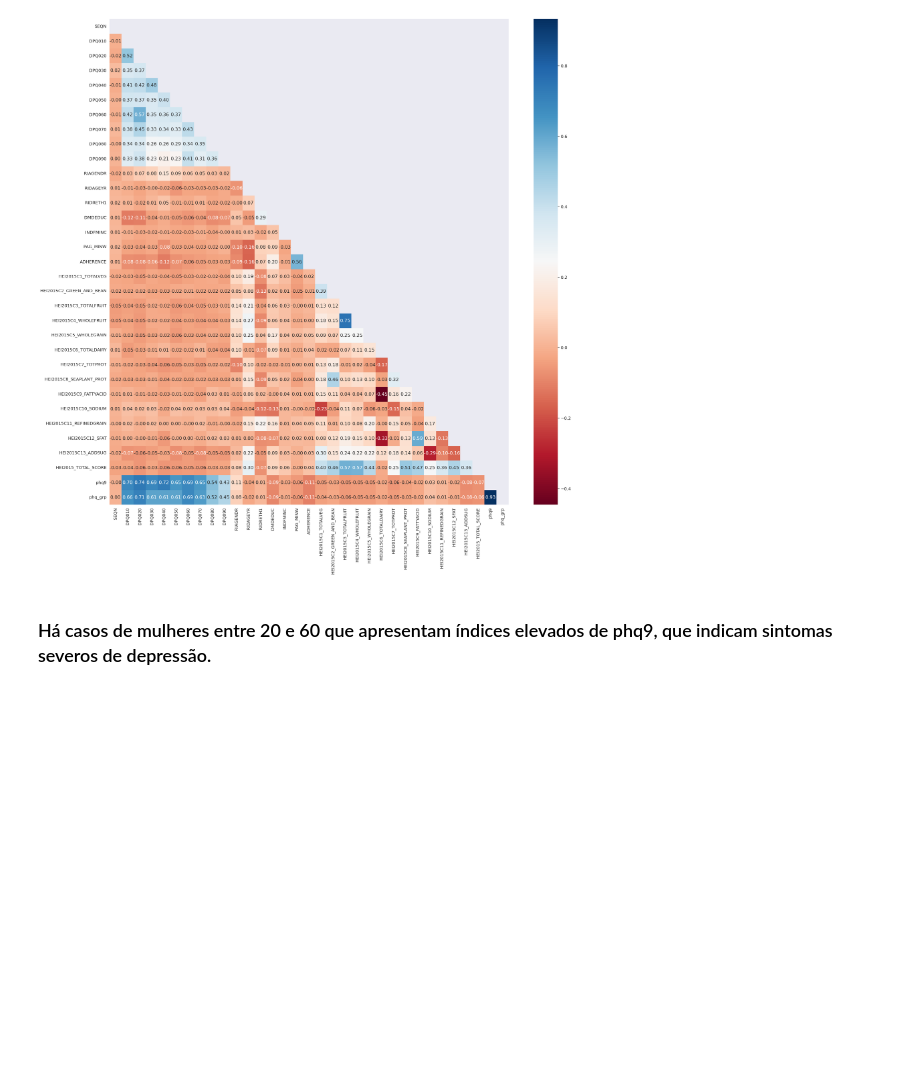
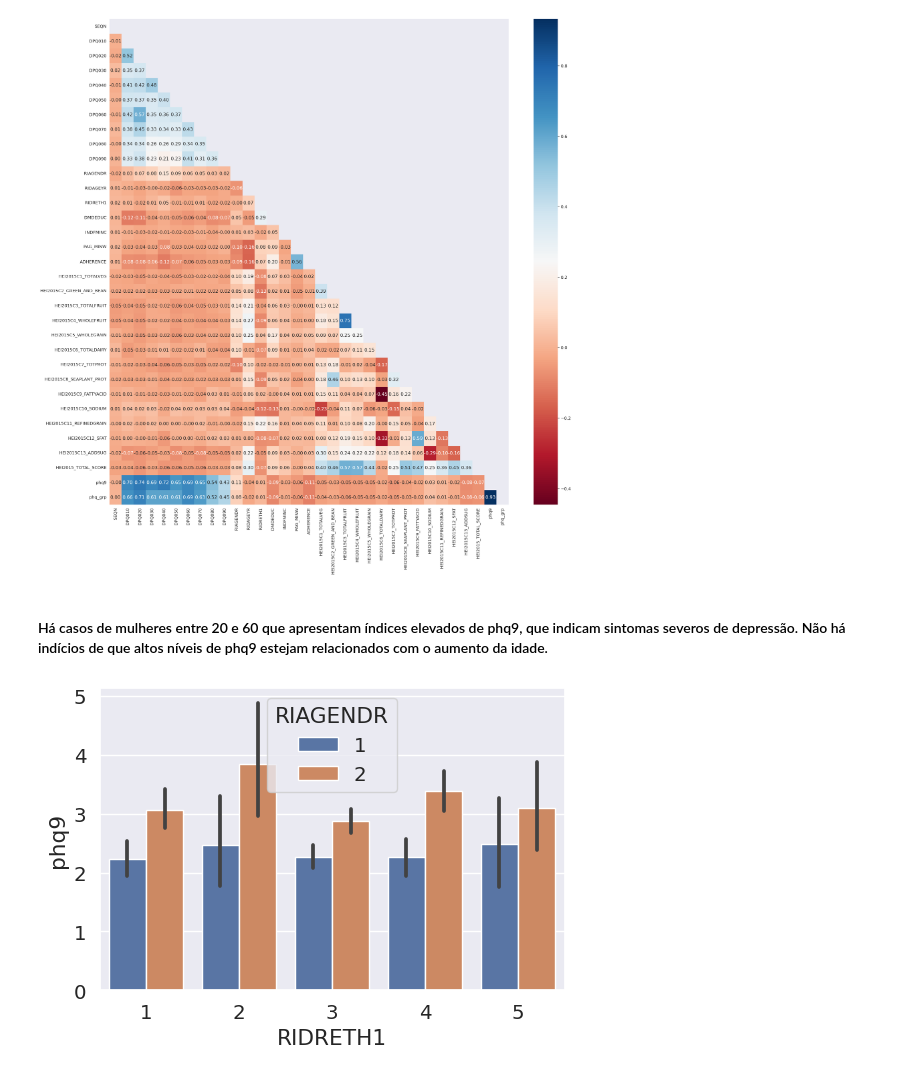
Before and after one commit to casjunior93/Desafio-Tera-Inferencia, a Jupyter notebook: DesafioTera.ipynb, the cells around one changed output. Drawn from its saved outputs; the diff is of its cells as text; code cells hidden in the pictures; blank space fills up the shorter version.

```diff
--- a/DesafioTera.ipynb
+++ b/DesafioTera.ipynb
@@ -360,4 +373,9 @@ plt.show()
 # %% [output]
 [figure]
 # %% [markdown]
-### Há casos de mulheres entre 20 e 60 que apresentam índices elevados de phq9, que indicam sintomas severos de depressão.
+#### Há casos de mulheres entre 20 e 60 que apresentam índices elevados de phq9, que indicam sintomas severos de depressão. Não há indícios de que altos níveis de phq9 estejam relacionados com o aumento da idade.
+# %%
+sns.barplot(df3['RIDRETH1'], df3['phq9'], hue = df3["RIAGENDR"])#RIDAGEYR = Idade / RIAGENDR = Gênero
+plt.show()
+# %% [output]
+[figure, added]
```
Also changed, not shown: parts of 40 cells of this notebook.
